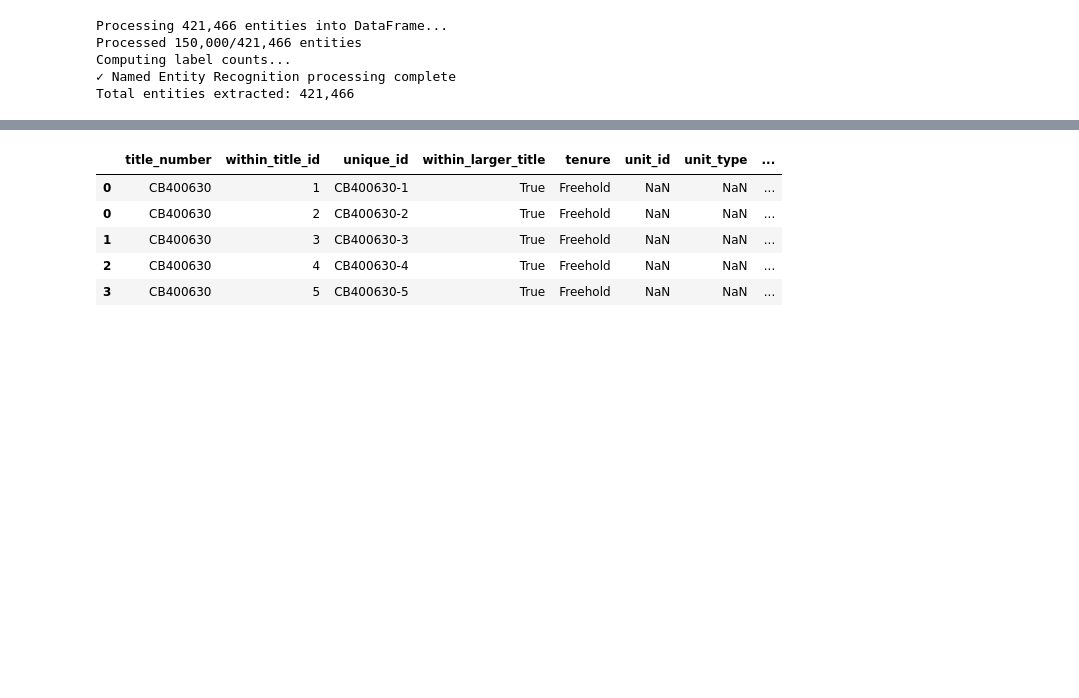
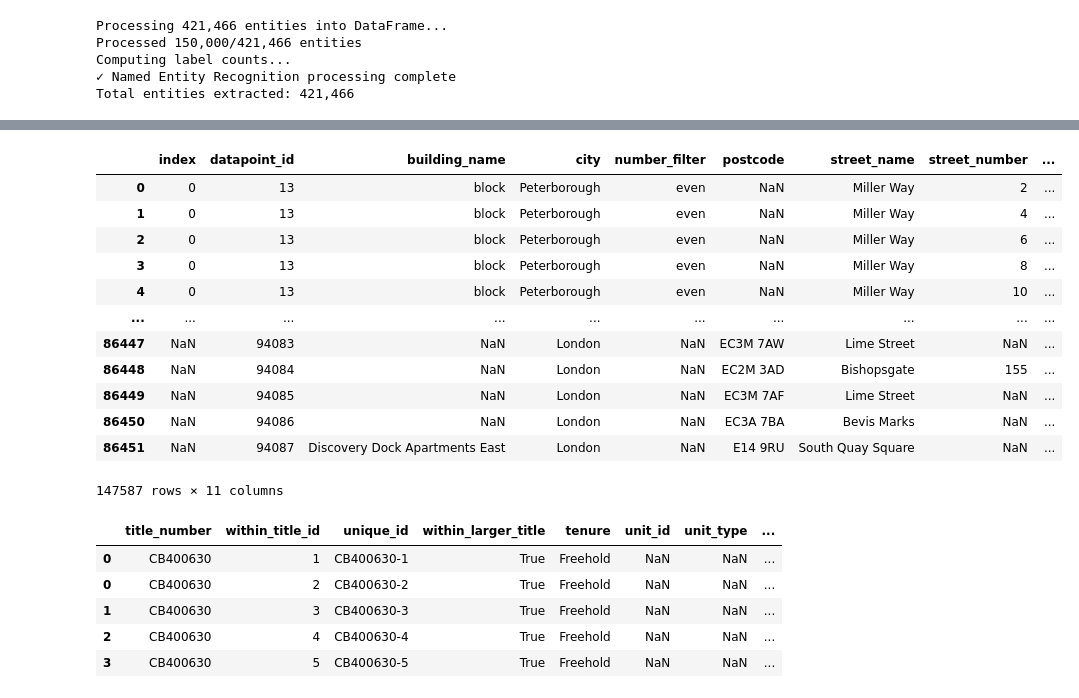
Before and after one commit to JonnoB/enhance_ocod, a Jupyter notebook: notebooks/processing_pipeline.ipynb, the cells around one changed output, grey strips where cells are left out. Drawn from its saved outputs; the diff is of its cells as text; code cells hidden in the pictures; blank space fills up the shorter version.

```diff
--- a/notebooks/processing_pipeline.ipynb
+++ b/notebooks/processing_pipeline.ipynb
@@ -139,0 +392,9 @@ Total entities extracted: 421,466
+# %%
+df = final_parsed_addresses(
+    df4,
+    all_entities,
+    multi_property,
+    multi_unit_id,
+    all_multi_ids,
+    expand_addresses=True,
+)
@@ -140,3 +422,19 @@ Total entities extracted: 421,466
+# %%
+df
+# %% [output]
+|  | index | datapoint_id | building_name | city | number_filter | postcode | street_name | street_number | ... |
+| 0 | 0 | 13 | block | Peterborough | even | NaN | Miller Way | 2 | ... |
+| 1 | 0 | 13 | block | Peterborough | even | NaN | Miller Way | 4 | ... |
+| 2 | 0 | 13 | block | Peterborough | even | NaN | Miller Way | 6 | ... |
+| 3 | 0 | 13 | block | Peterborough | even | NaN | Miller Way | 8 | ... |
+| 4 | 0 | 13 | block | Peterborough | even | NaN | Miller Way | 10 | ... |
+| ... | ... | ... | ... | ... | ... | ... | ... | ... | ... |
+| 86447 | NaN | 94083 | NaN | London | NaN | EC3M 7AW | Lime Street | NaN | ... |
+| 86448 | NaN | 94084 | NaN | London | NaN | EC2M 3AD | Bishopsgate | 155 | ... |
+| 86449 | NaN | 94085 | NaN | London | NaN | EC3M 7AF | Lime Street | NaN | ... |
+| 86450 | NaN | 94086 | NaN | London | NaN | EC3A 7BA | Bevis Marks | NaN | ... |
+| 86451 | NaN | 94087 | Discovery Dock Apartments East | London | NaN | E14 9RU | South Quay Square | NaN | ... |
+147587 rows × 11 columns
 # %%
 ocod_data.loc[ocod_data['title_number']=='CB400630']
 # %% [output]
```
Also changed, not shown: parts of 16 cells of this notebook, 2 other files.
